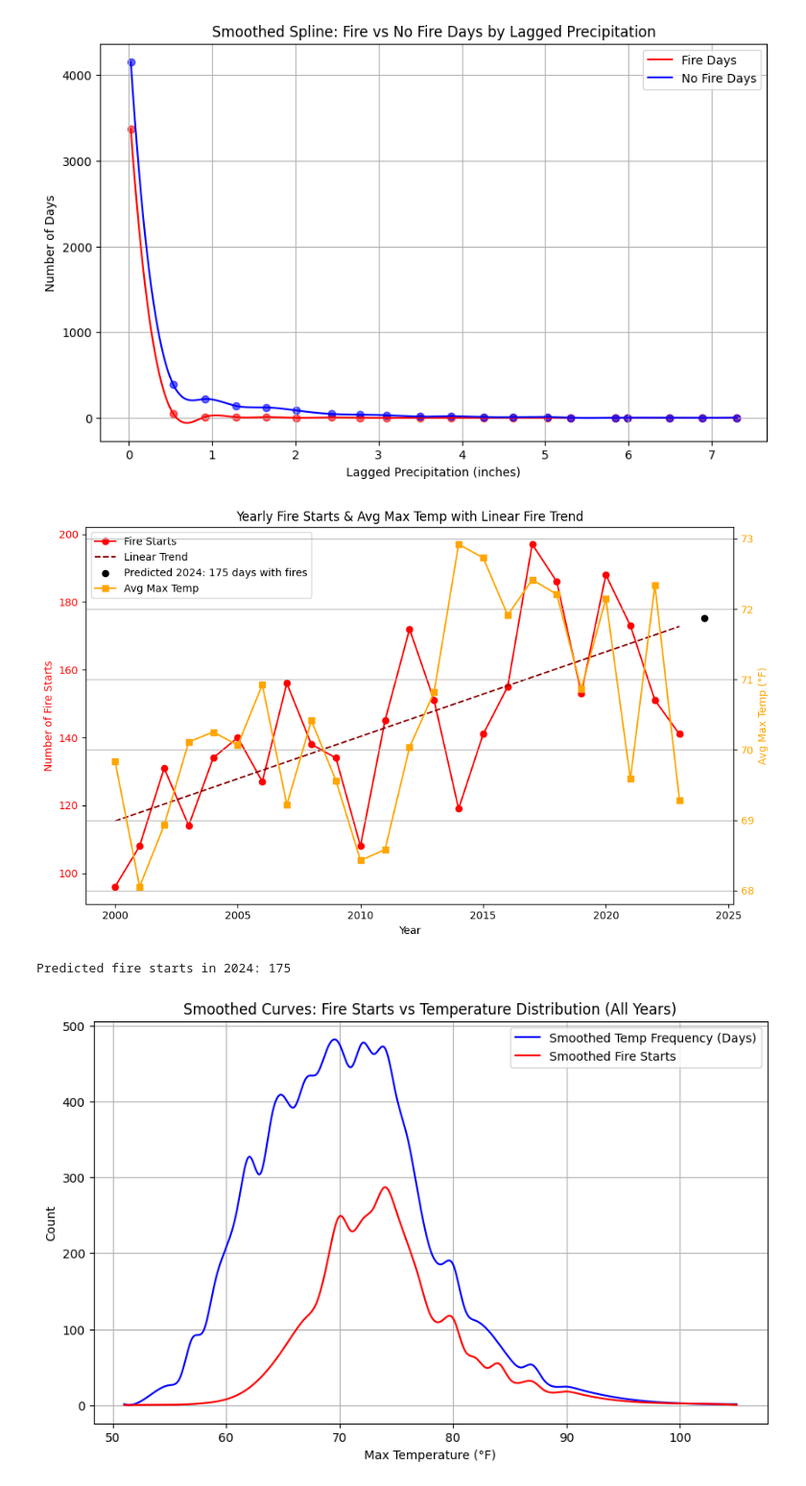
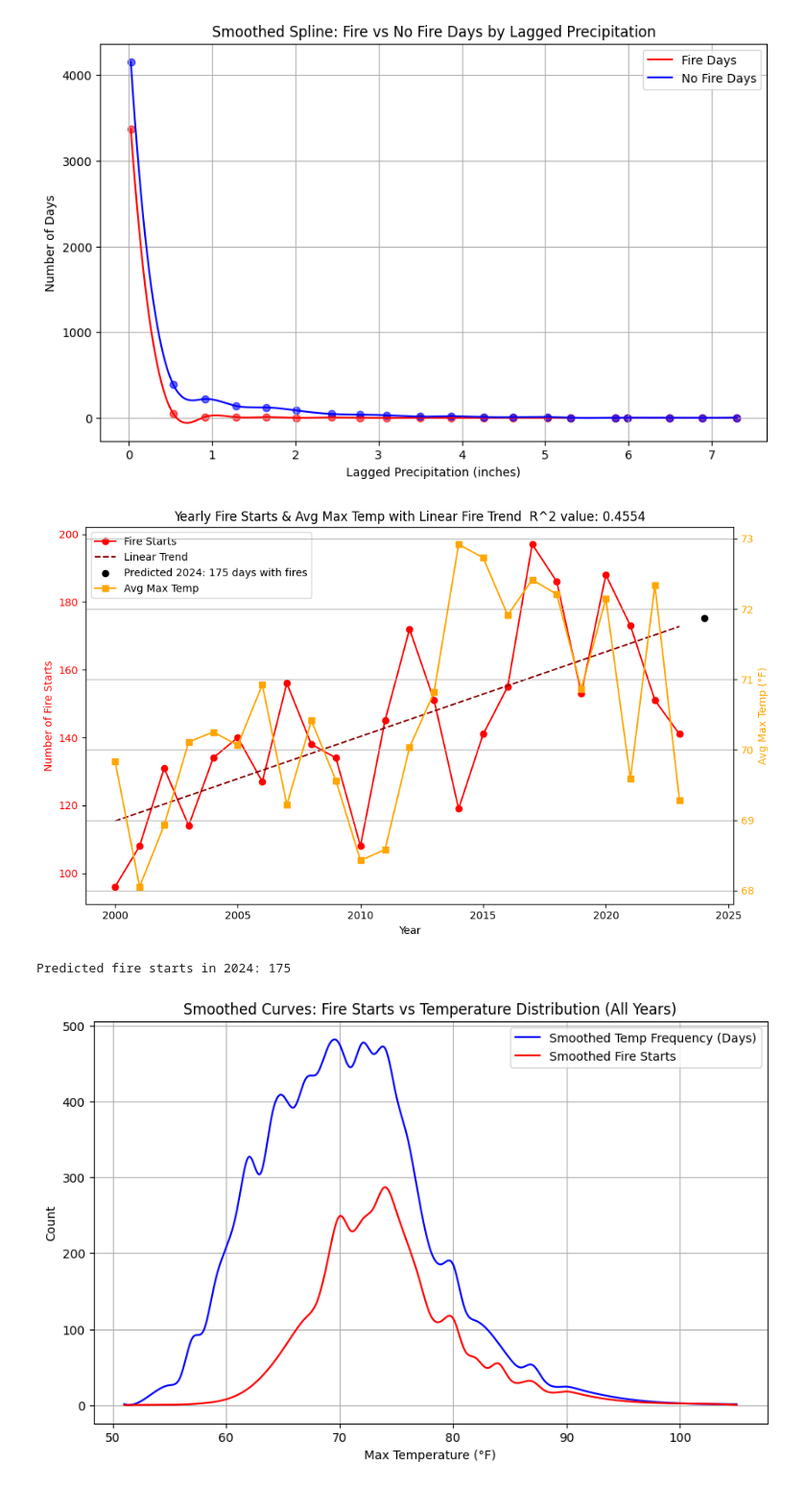
Before and after one commit to SophiaSoka/NumCompFinalProject, a Jupyter notebook: Analysis.ipynb, the cells around one changed output. Shown at 96% size. Drawn from its saved outputs; the diff is of its cells as text; code cells hidden in the pictures.

```diff
--- a/Analysis.ipynb
+++ b/Analysis.ipynb
@@ -418,35 +418,38 @@ model.fit(X, y_fires)
 y_pred = model.predict(X)
 
 next_year = X[-1][0] + 1
 next_fire_pred = model.predict([[next_year]])
 
 fig, ax1 = plt.subplots(figsize=(10, 6))
 
 ax1.plot(yearly['YEAR'], y_fires, 'o-', color='red', label='Fire Starts')
 ax1.plot(yearly['YEAR'], y_pred, '--', color='darkred', label='Linear Trend')
 ax1.set_xlabel('Year')
 ax1.set_ylabel('Number of Fire Starts', color='red')
 ax1.tick_params(axis='y', labelcolor='red')
 
 ax1.scatter(next_year, next_fire_pred, color='black', label=f'Predicted {next_year}: {int(next_fire_pred)} days with fires')
 
 ax2 = ax1.twinx()
 ax2.plot(yearly['YEAR'], y_temp, 's-', color='orange', label='Avg Max Temp')
 ax2.set_ylabel('Avg Max Temp (°F)', color='orange')
 ax2.tick_params(axis='y', labelcolor='orange')
 
 lines1, labels1 = ax1.get_legend_handles_labels()
 lines2, labels2 = ax2.get_legend_handles_labels()
 ax1.legend(lines1 + lines2, labels1 + labels2, loc='upper left')
 
-plt.title('Yearly Fire Starts & Avg Max Temp with Linear Fire Trend')
+r_squared_fire = model.score(X, y_fires)
+
+plt.title(f"Yearly Fire Starts & Avg Max Temp with Linear Fire Trend  R^2 value: {r_squared_fire:.4f}")
+
 plt.grid(True)
 plt.tight_layout()
 plt.show()
 
 print(f"Predicted fire starts in {next_year}: {int(next_fire_pred)}")
 # %% [output]
-[figure, old version]
+[figure, new version]
 Predicted fire starts in 2024: 175
 # %%
 df['FIRE_START_DAY'] = df['FIRE_START_DAY'].astype(int)
```
Also changed, not shown: parts of 2 cells of this notebook.
